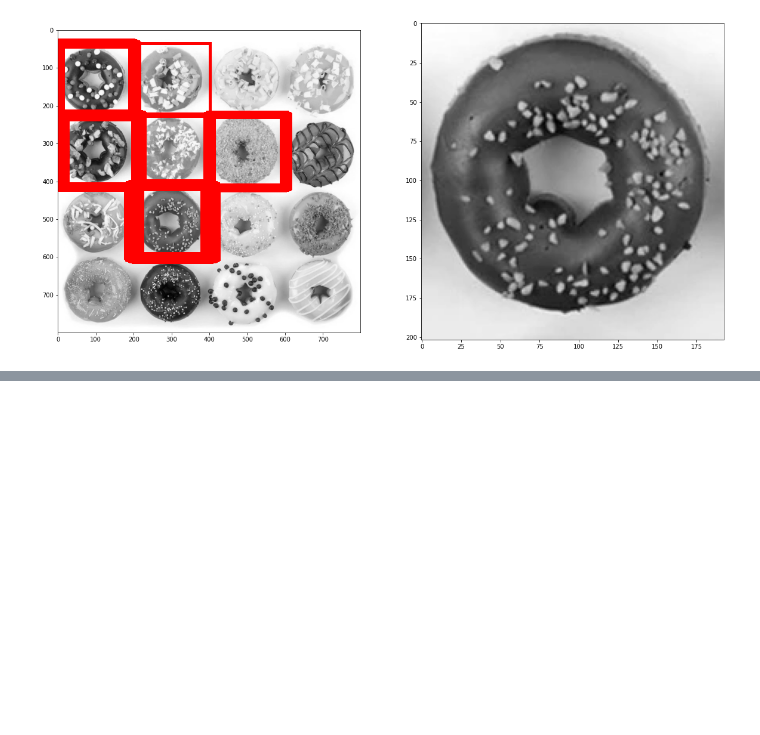
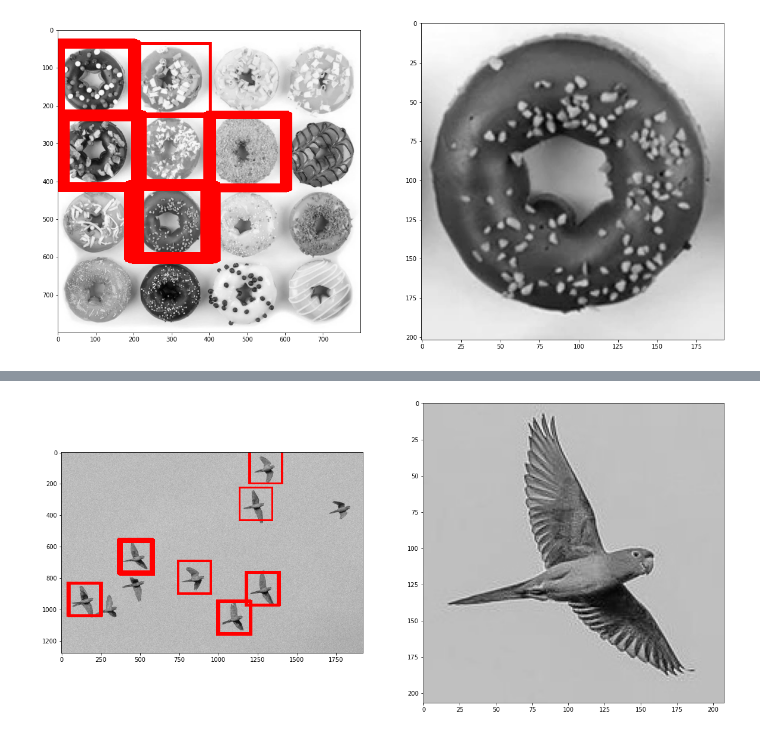
Before and after one commit to enriqueteles/SCC0251---Object-recognition, a Jupyter notebook: Object recognition.ipynb, the cells around one changed output, grey strips where cells are left out. Saved outputs shown, nothing was run; the diff lists cells and outputs as text; code cells hidden in the pictures; blank space fills up the shorter version.

Commit message:
Adiciona ruído na imagem para verificar eficiencia da detecção

```diff
--- a/Object recognition.ipynb
+++ b/Object recognition.ipynb
@@ -171,0 +176,23 @@ match_template(imgs[3,0], imgs[3,1], 0.6)
+# %%
+def gaussian_noise(size, mean=0, std=0.01):
+    '''
+    Generates a matrix with Gaussian noise in the range [0-255] to be added to an image
+
+    :param size: tuple defining the size of the noise matrix
+    :param mean: mean of the Gaussian distribution
+    :param std: standard deviation of the Gaussian distribution, default 0.01
+    :return matrix with Gaussian noise to be added to image
+    '''
+    noise = np.multiply(np.random.normal(mean, std, size), 255)
+
+    return noise
+# %%
+img = img_rgb_to_gray(imgs[0,0])
+template = imgs[0,1]
+
+gau_noise = gaussian_noise(img.shape, mean=0, std=0.1)
+img_noise = np.clip(img.astype(int)+gau_noise, 0, 255)
+
+match_template(img_noise, template, 0.5)
+# %% [output]
+[figure, added]
```
Also changed, not shown: parts of 1 cell of this notebook.
